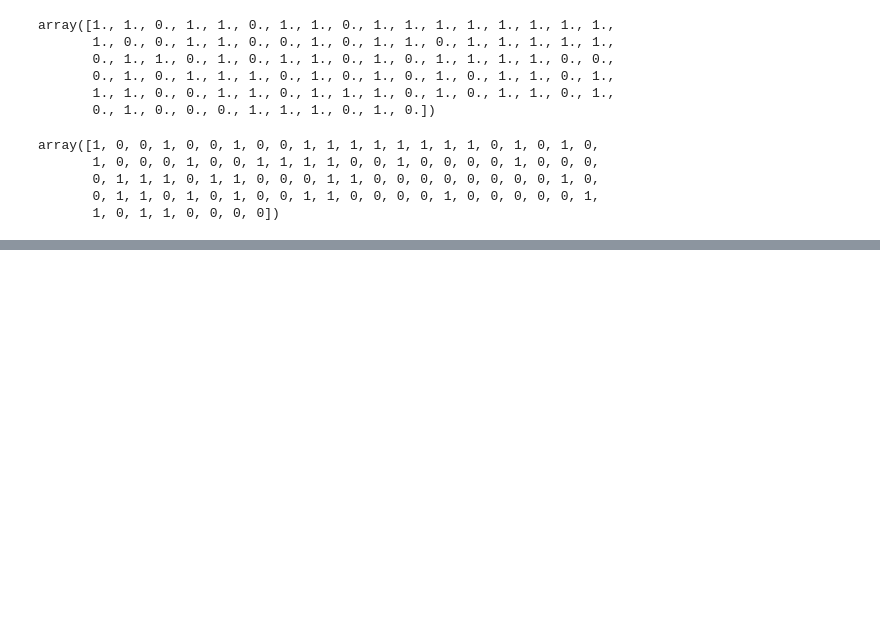
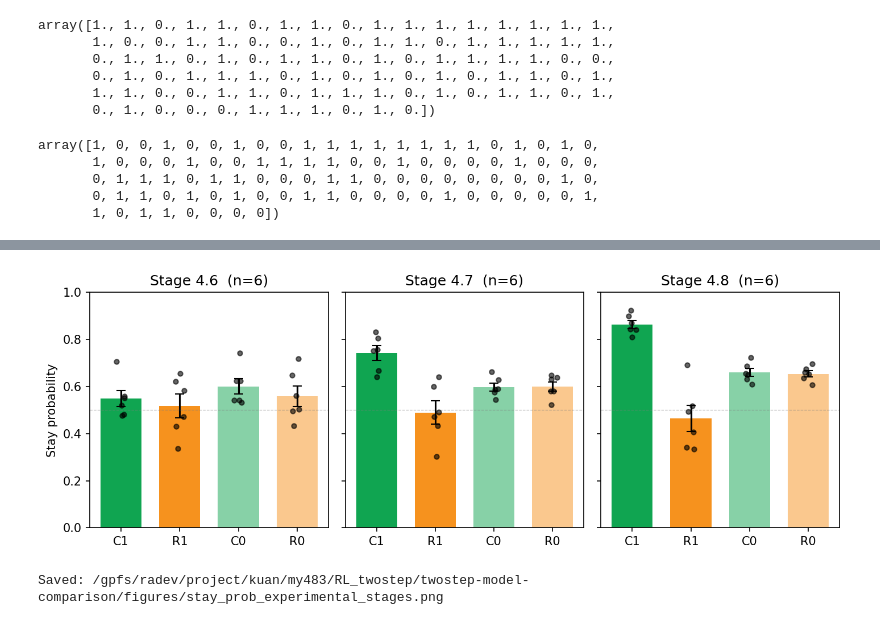
Before and after one commit to m-yasueda/twostep-model-comparison, a Jupyter notebook: notebooks/1_data_preprocessing.ipynb, the cells around one changed output, grey strips where cells are left out. Drawn from its saved outputs; the diff is of its cells as text; code cells hidden in the pictures; blank space fills up the shorter version.

```diff
--- a/notebooks/1_data_preprocessing.ipynb
+++ b/notebooks/1_data_preprocessing.ipynb
@@ -260,0 +416,11 @@ array([1, 0, 0, 1, 0, 0, 1, 0, 0, 1, 1, 1, 1, 1, 1, 1, 1, 0, 1, 0, 1, 0,
+# %%
+# Collapse to per-subject (average across sessions) -> save CSV
+stay_cols = [f'stay_{lab}' for lab in COND_LABELS]
+
+df_subj = (df_sess.groupby(['stage', 'subject'])[stay_cols]
+                  .mean()
+                  .reset_index())
+subj_csv = os.path.join(BEHAVIOR_DIR, 'stay_prob_per_subject.csv')
+df_subj.to_csv(subj_csv, index=False)
+print(f'Saved {len(df_subj)} subject-stage rows to {subj_csv}')
+df_subj
@@ -260,0 +446,48 @@ array([1, 0, 0, 1, 0, 0, 1, 0, 0, 1, 1, 1, 1, 1, 1, 1, 1, 0, 1, 0, 1, 0,
+# %%
+# Plot: one panel per stage, 4 bars (C1, R1, C0, R0)
+#   Bars   = mean across subjects, error bars = SEM
+#   Dots   = individual subjects (jittered)
+#   Colors : green=common, orange=rare; lighter alpha=unrewarded
+
+COND_DISPLAY = ['C1', 'R1', 'C0', 'R0']
+COND_COLORS  = ['#10A551', '#F6921E', '#10A551', '#F6921E']
+COND_ALPHA   = [1.0, 1.0, 0.5, 0.5]
+
+fig, axes = plt.subplots(1, len(STAY_STAGES),
+                         figsize=(3.2 * len(STAY_STAGES), 3.5),
+                         sharey=True, dpi=150)
+rng = np.random.default_rng(0)
+x = np.arange(4)
+
+for ax, stage in zip(axes, STAY_STAGES):
+    subj = df_subj[df_subj['stage'] == stage].set_index('subject')[stay_cols]
+    m = subj.mean(axis=0).values
+    sem = subj.sem(axis=0).values
+
+    for xi in x:
+        ax.bar(xi, m[xi], yerr=sem[xi],
+               color=COND_COLORS[xi], alpha=COND_ALPHA[xi],
+               capsize=4, width=0.7,
+               error_kw={'linewidth': 1.5})
+
+    for _, row_vals in subj.iterrows():
+        jitter = rng.uniform(-0.08, 0.08, size=4)
+        ax.plot(x + jitter, row_vals.values,
+                'o', color='k', ms=4, alpha=0.6, zorder=5)
+
+    ax.set_xticks(x)
+    ax.set_xticklabels(COND_DISPLAY)
+    ax.set_title(f'Stage {stage}  (n={subj.shape[0]})')
+    ax.set_ylim(0, 1)
+    ax.axhline(0.5, color='gray', lw=0.6, ls='--', alpha=0.5)
+
+axes[0].set_ylabel('Stay probability')
+plt.tight_layout()
+
+fig_path = os.path.join(FIGURES_DIR, 'stay_prob_experimental_stages.png')
+plt.savefig(fig_path, dpi=200, bbox_inches='tight')
+plt.show()
+print(f'Saved: {fig_path}')
+# %% [output]
+[figure, added]
+Saved: /gpfs/radev/project/kuan/my483/RL_twostep/twostep-model-comparison/figures/stay_prob_experimental_stages.png
```
Also changed, not shown: parts of 6 cells of this notebook, 31 other files.
